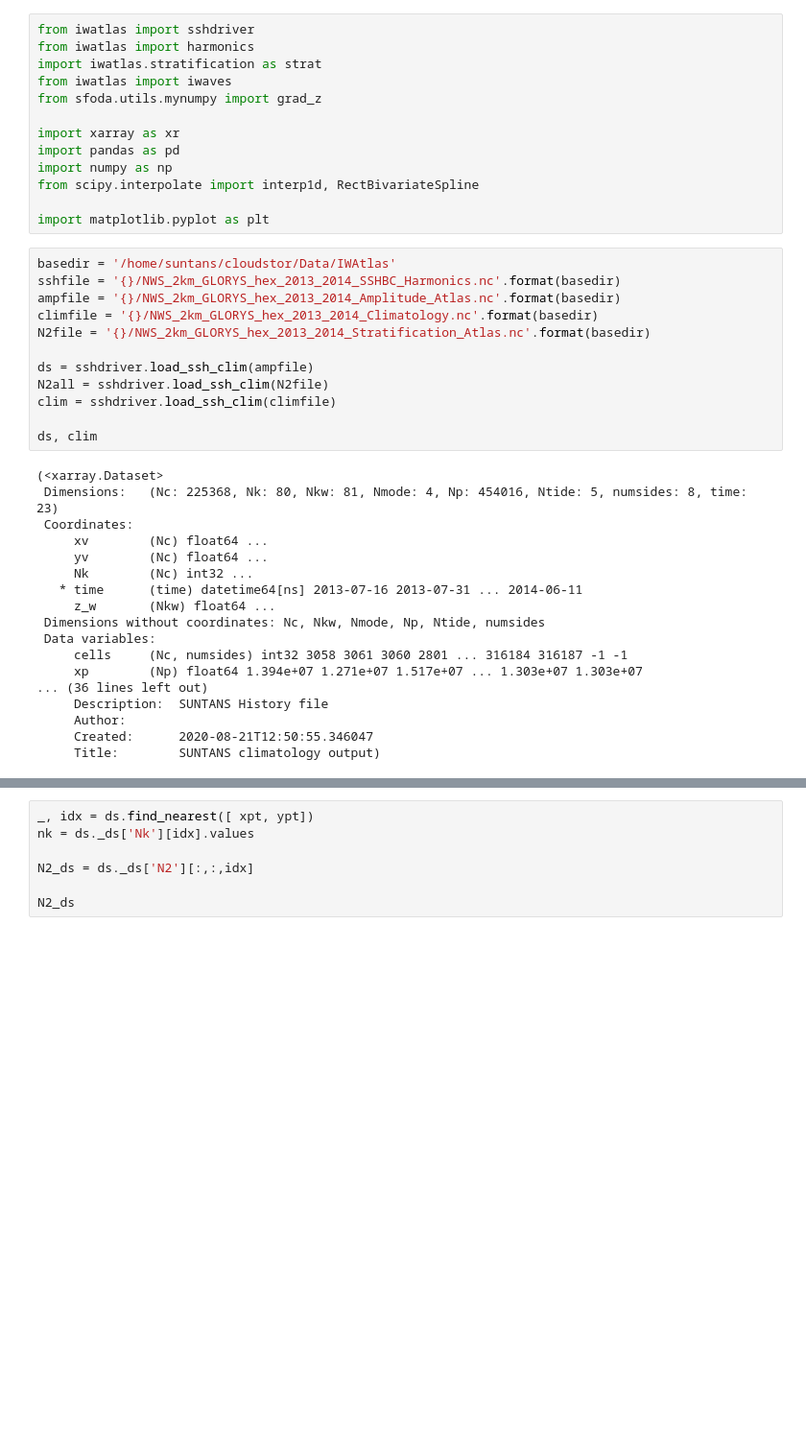
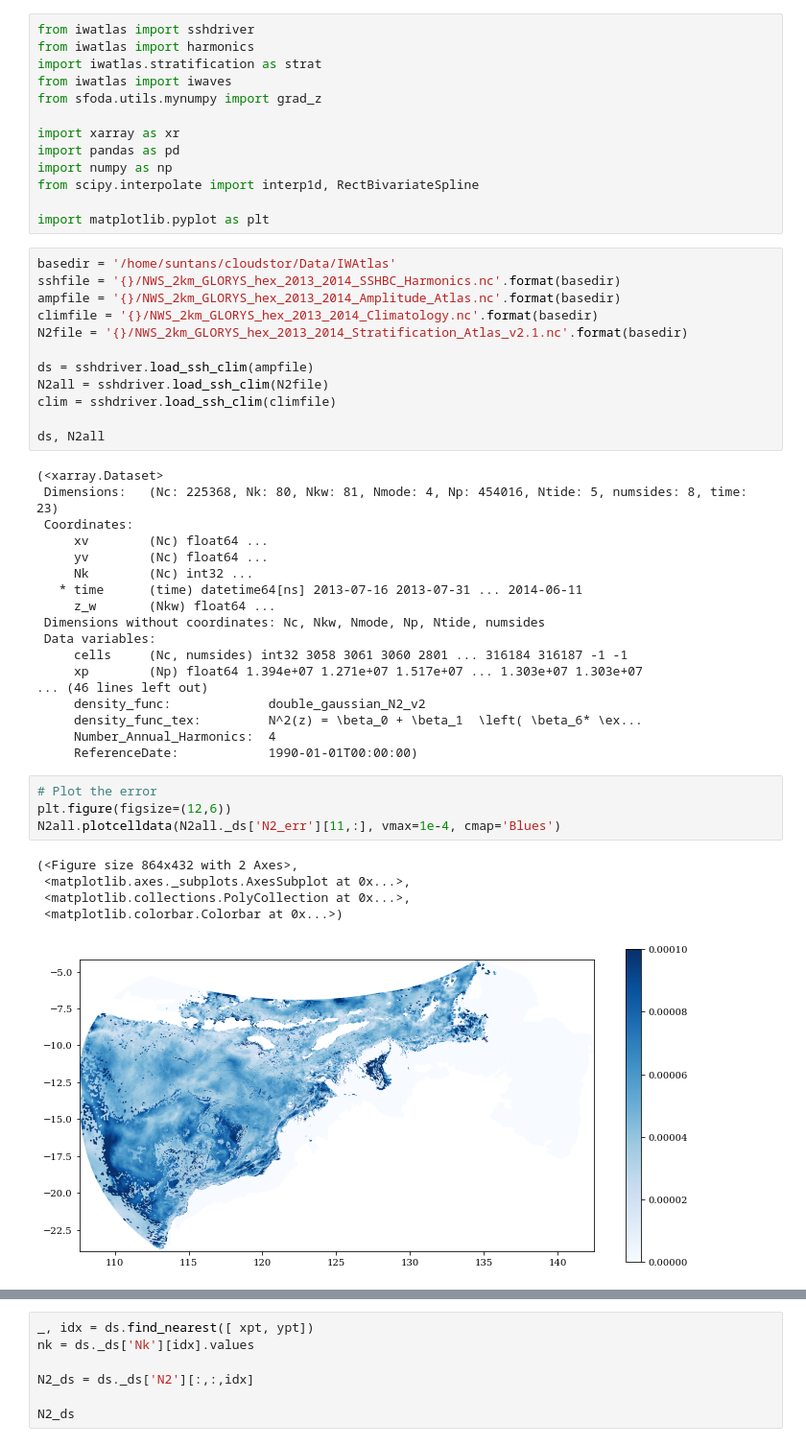
Before and after one commit to mrayson/iwatlas, a Jupyter notebook: sandpit/test_N2_fitting.ipynb, the cells around one changed output, grey strips where cells are left out. Shown: that part at 96% size. Cells and saved outputs as stored; diff of their text form; blank space fills up the shorter version.

```diff
--- a/sandpit/test_N2_fitting.ipynb
+++ b/sandpit/test_N2_fitting.ipynb
@@ -20,13 +20,13 @@ basedir = '/home/suntans/cloudstor/Data/IWAtlas'
 sshfile = '{}/NWS_2km_GLORYS_hex_2013_2014_SSHBC_Harmonics.nc'.format(basedir)
 ampfile = '{}/NWS_2km_GLORYS_hex_2013_2014_Amplitude_Atlas.nc'.format(basedir)
 climfile = '{}/NWS_2km_GLORYS_hex_2013_2014_Climatology.nc'.format(basedir)
-N2file = '{}/NWS_2km_GLORYS_hex_2013_2014_Stratification_Atlas.nc'.format(basedir)
+N2file = '{}/NWS_2km_GLORYS_hex_2013_2014_Stratification_Atlas_v2.1.nc'.format(basedir)
 
 ds = sshdriver.load_ssh_clim(ampfile)
 N2all = sshdriver.load_ssh_clim(N2file)
 clim = sshdriver.load_ssh_clim(climfile)
 
-ds, clim
+ds, N2all
 # %% [output]
 (<xarray.Dataset>
  Dimensions:   (Nc: 225368, Nk: 80, Nkw: 81, Nmode: 4, Np: 454016, Ntide: 5, numsides: 8, time: 23)
@@ -40,11 +40,21 @@ ds, clim
  Data variables:
      cells     (Nc, numsides) int32 3058 3061 3060 2801 ... 316184 316187 -1 -1
      xp        (Np) float64 1.394e+07 1.271e+07 1.517e+07 ... 1.303e+07 1.303e+07
-... (36 lines left out)
-     Description:  SUNTANS History file
-     Author:
-     Created:      2020-08-21T12:50:55.346047
-     Title:        SUNTANS climatology output)
+... (46 lines left out)
+     density_func:             double_gaussian_N2_v2
+     density_func_tex:         N^2(z) = \beta_0 + \beta_1  \left( \beta_6* \ex...
+     Number_Annual_Harmonics:  4
+     ReferenceDate:            1990-01-01T00:00:00)
+# %%
+# Plot the error
+plt.figure(figsize=(12,6))
+N2all.plotcelldata(N2all._ds['N2_err'][11,:], vmax=1e-4, cmap='Blues')
+# %% [output]
+(<Figure size 864x432 with 2 Axes>,
+ <matplotlib.axes._subplots.AxesSubplot at 0x...>,
+ <matplotlib.collections.PolyCollection at 0x...>,
+ <matplotlib.colorbar.Colorbar at 0x...>)
+[figure, added]
 # %%
 # xpt = 123.3506
 # ypt = -13.7641
```
Also changed, not shown: parts of 6 cells of this notebook, 3 other files.
